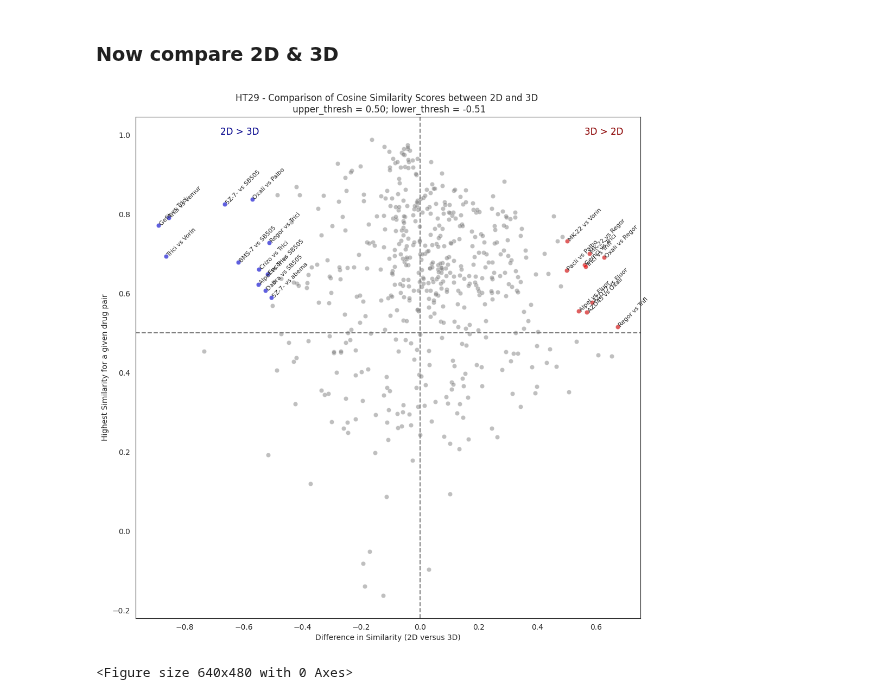
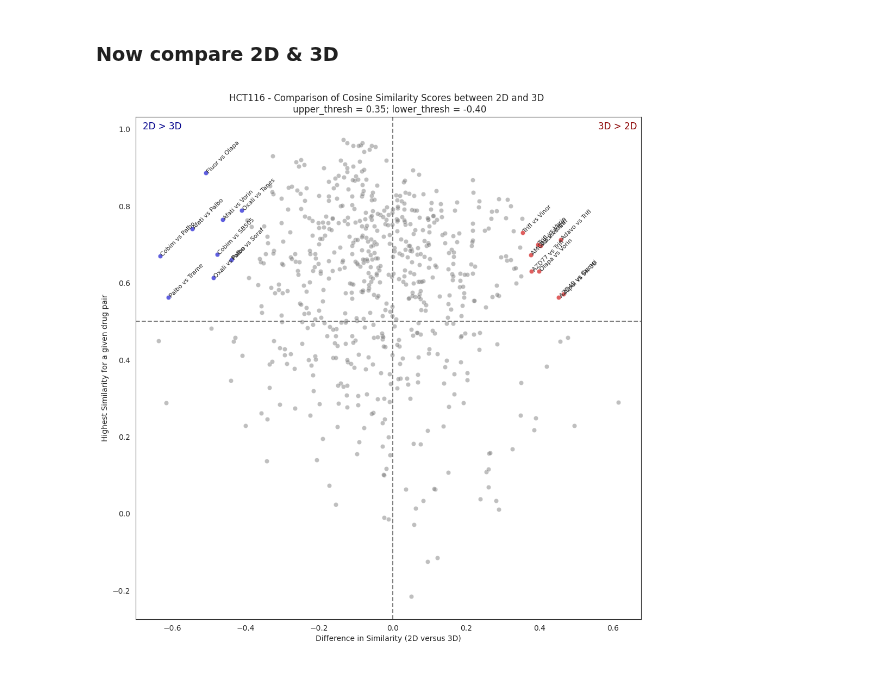
Before and after one commit to pharmbio/colopaint3D, a Jupyter notebook: spher_colo52_v1/3_Figure4/PairwiseCorrelations/3_PairwiseCorrlations.ipynb, the cells around one changed output. Cells and saved outputs as stored; diff of their text form; code cells hidden in the pictures.

```diff
--- a/spher_colo52_v1/3_Figure4/PairwiseCorrelations/3_PairwiseCorrlations.ipynb
+++ b/spher_colo52_v1/3_Figure4/PairwiseCorrelations/3_PairwiseCorrlations.ipynb
@@ -33,8 +33,8 @@ plt.rcParams['ps.fonttype'] = 42
 dpi = 300
 figformat = 'pdf'
 # %%
-cell_line = 'HT29'
-data_type = '2D'
+cell_line = 'HCT116'
+data_type = 'aggregates'
 # %%
 # Load the data
 dir = '1_Data/results/'
@@ -184,7 +183,7 @@ Top 10 most similar pairs for HT29_2D:
 # %%
 dir = '1_Data/results/'
 
-cell_line = 'HT29' # 'HCT116' or 'HT29'
+cell_line = 'HCT116' # 'HCT116' or 'HT29'
 data_types = ['2D', 'aggregates']
 # %%
 # Set up a dictionary
@@ -224,34 +223,34 @@ similarities['tail'] = (
 # %%
 ## Plot the differences in a scatterplot
 
 subset = similarities.query('tail == True & max > 0.5')
 
 plt.figure(figsize=(12, 12))
-sns.scatterplot(data=similarities, x='difference', y='max', c='gray', alpha=0.5)
+ax = sns.scatterplot(data=similarities, x='difference', y='max', c='gray', alpha=0.5)
 
 sns.scatterplot(data=subset.query('difference < 0 '), x='difference', y='max', c='blue', alpha=0.5)
 sns.scatterplot(data=subset.query('difference > 0 '), x='difference', y='max', c='red', alpha=0.5)
 
 # The annotation are overlapping, so we can try to spread them out
 for i, row in subset.iterrows():
     text = f"{row['Pair'][0]} vs {row['Pair'][1]}"
     plt.text(row['difference'], row['max'],text, fontsize=8, rotation=45)
 
 
 plt.axhline(0.5, color='gray', linestyle='--')
 plt.axvline(0, color='gray', linestyle='--')
 plt.xlabel('Difference in Similarity (2D versus 3D)')
 plt.ylabel('Highest Similarity for a given drug pair')
 plt.title(f'{cell_line} - Comparison of Cosine Similarity Scores between 2D and 3D \n upper_thresh = {upper_thresh:.2f}; lower_thresh = {lower_thresh:.2f}')
 
 # Add text to the plot
 plt.text(-0.68, 1, '2D > 3D', color='darkblue', fontsize=12) # Left: 2D > 3D
 plt.text(0.56, 1, '3D > 2D', color='darkred', fontsize=12) # Right: 3D > 2D
 
 plt.show()
 
 # Save the plot
-plt.savefig("{}/Difference_{}_colored_tails.{}".format(ImagesOut, cell_line, figformat), dpi=dpi, bbox_inches="tight")
+fig = ax.get_figure()
+fig.savefig("{}/Difference_{}_colored_tails.{}".format(ImagesOut, cell_line, figformat), dpi=dpi, bbox_inches="tight")
 # %% [output]
-[figure, old version]
+[figure, new version]
-<Figure size 640x480 with 0 Axes>
```
Also changed, not shown: parts of 3 cells of this notebook, 5 other files.
